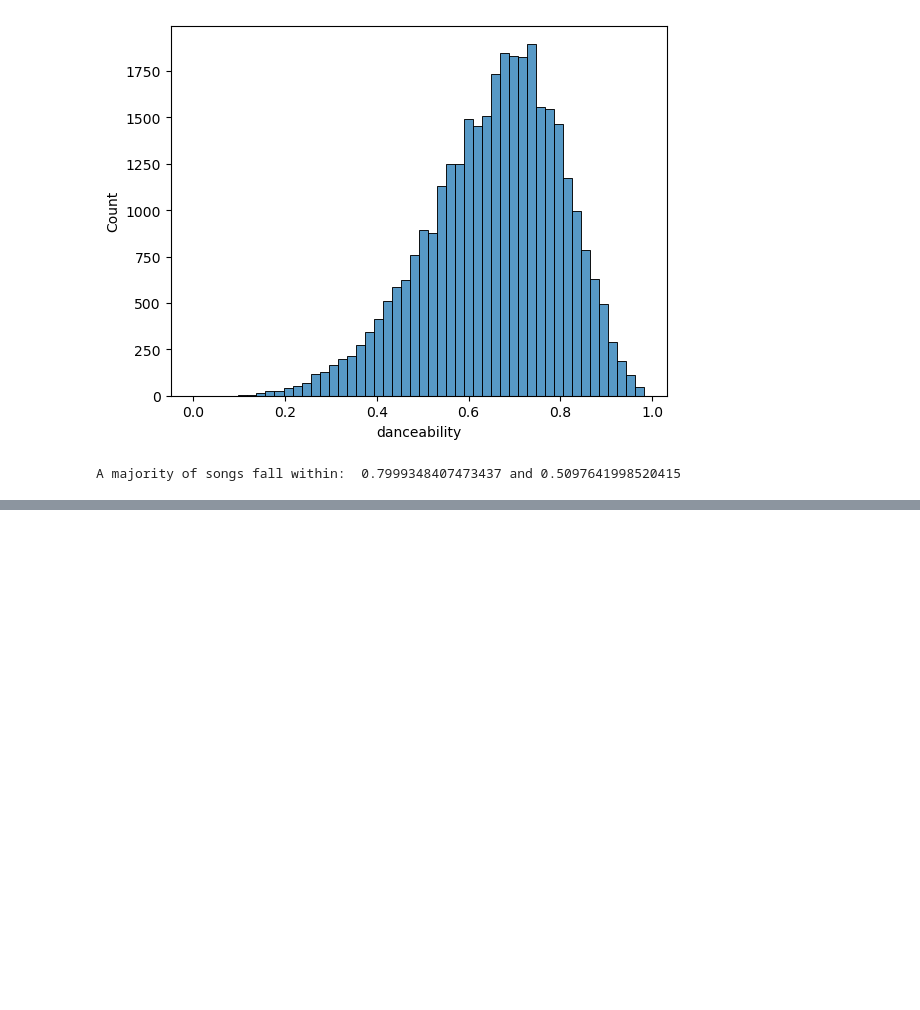
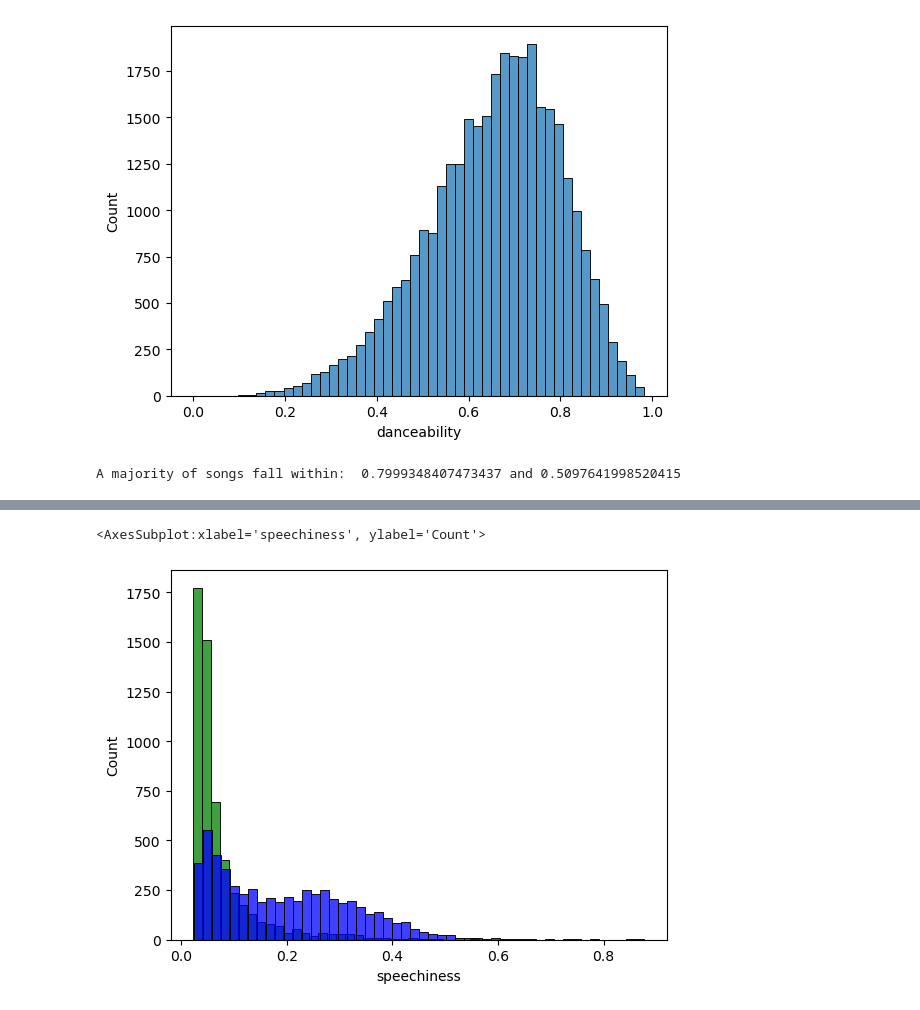
Before and after one commit to applepot437/ai, a Jupyter notebook: sem 1/spotify/Spotify the sequel.ipynb, the cells around one changed output, grey strips where cells are left out. Saved outputs shown, nothing was run; the diff lists cells and outputs as text; code cells hidden in the pictures; blank space fills up the shorter version.

```diff
--- a/sem 1/spotify/Spotify the sequel.ipynb
+++ b/sem 1/spotify/Spotify the sequel.ipynb
@@ -69,0 +86,9 @@ A majority of songs fall within:  0.7999348407473437 and 0.5097641998520415
+# %%
+df_pop = df[df["playlist_genre"] == "pop"]
+df_rap = df[df["playlist_genre"] == "rap"]
+# %%
+sns.histplot(data=df_pop, x="speechiness", bins=50, color="green")
+sns.histplot(data=df_rap, x="speechiness", bins=50, color="blue")
+# %% [output]
+<AxesSubplot:xlabel='speechiness', ylabel='Count'>
+[figure, added]
```
Also changed, not shown: parts of 4 cells of this notebook, 1 other file.
